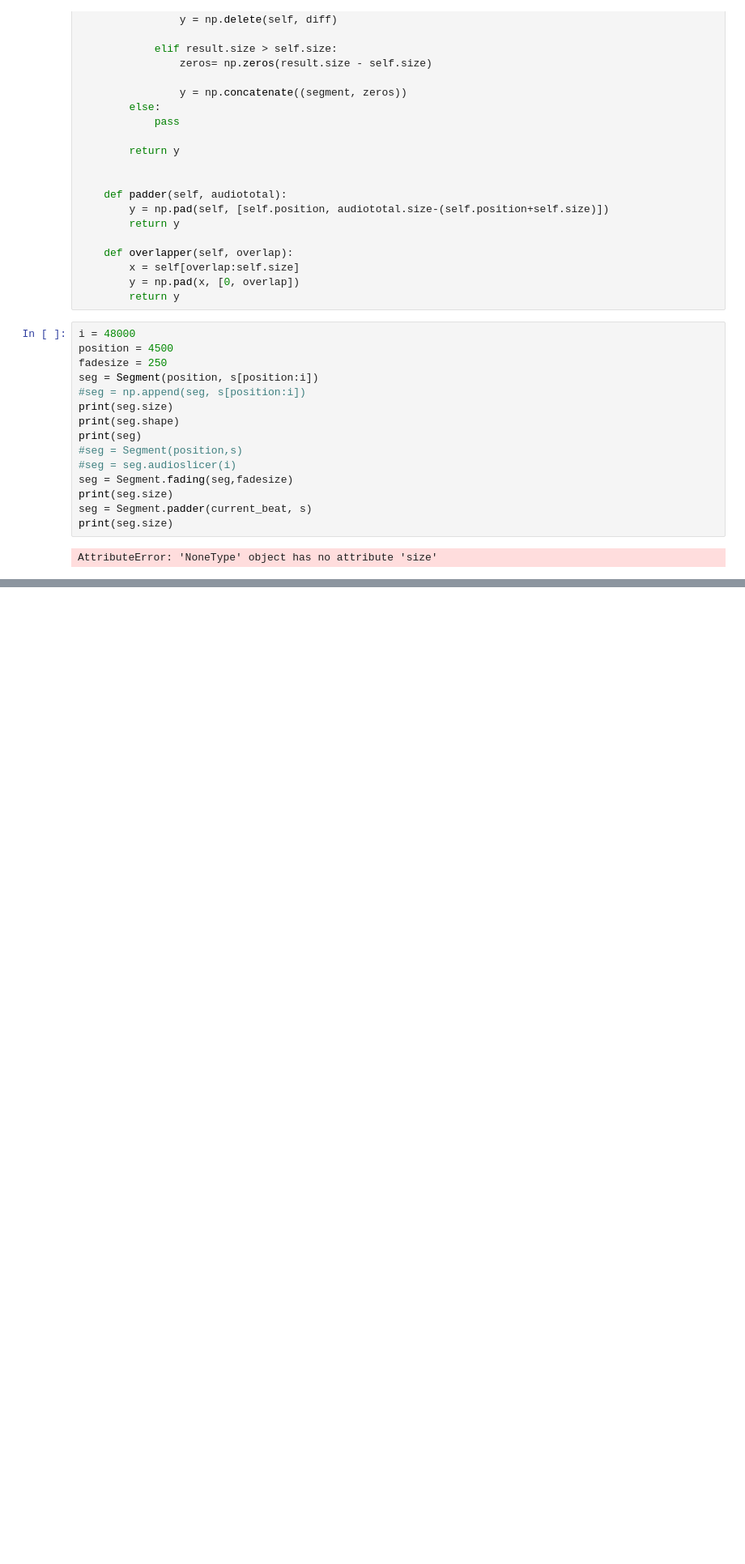
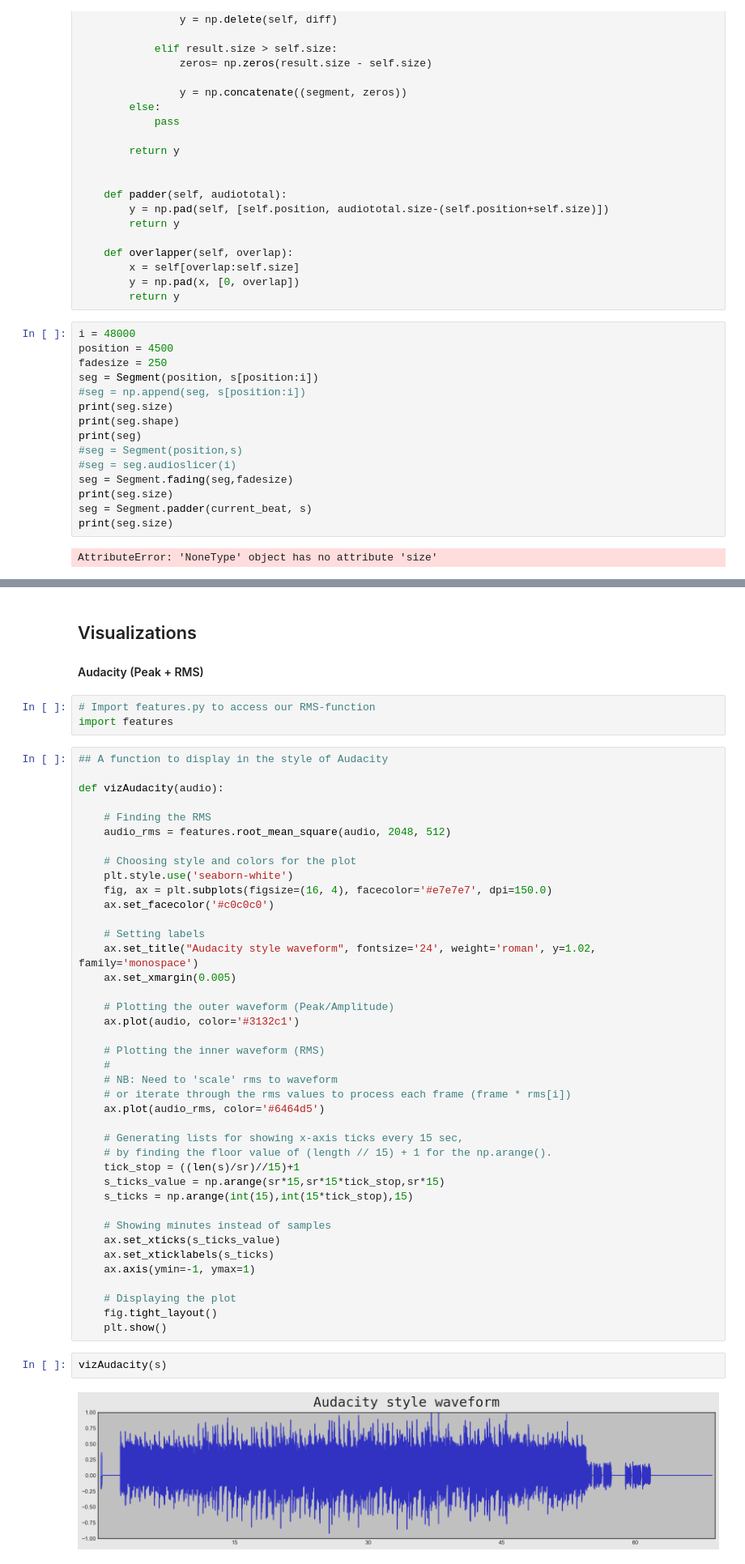
Before and after one commit to wnetzel/MCT-teamA-2021, a Jupyter notebook: Python Assignment 5/Py5part2/Py5part2.ipynb, the cells around one changed output, grey strips where cells are left out. Shown: that part at 81% size. Saved outputs shown, nothing was run; the diff lists cells and outputs as text; blank space fills up the shorter version.

```diff
--- a/Python Assignment 5/Py5part2/Py5part2.ipynb
+++ b/Python Assignment 5/Py5part2/Py5part2.ipynb
@@ -628,0 +642,51 @@ NameError: name 'my_list' is not defined
+# %% [markdown]
+## Visualizations
+
+#### Audacity (Peak + RMS)
+# %%
+# Import features.py to access our RMS-function
+import features
+# %%
+## A function to display in the style of Audacity
+
+def vizAudacity(audio):
+
+    # Finding the RMS
+    audio_rms = features.root_mean_square(audio, 2048, 512)
+
+    # Choosing style and colors for the plot
+    plt.style.use('seaborn-white')
+    fig, ax = plt.subplots(figsize=(16, 4), facecolor='#e7e7e7', dpi=150.0)
+    ax.set_facecolor('#c0c0c0')
+
+    # Setting labels
+    ax.set_title("Audacity style waveform", fontsize='24', weight='roman', y=1.02, family='monospace')
+    ax.set_xmargin(0.005)
+
+    # Plotting the outer waveform (Peak/Amplitude)
+    ax.plot(audio, color='#3132c1')
+
+    # Plotting the inner waveform (RMS)
+    #
+    # NB: Need to 'scale' rms to waveform
+    # or iterate through the rms values to process each frame (frame * rms[i])
+    ax.plot(audio_rms, color='#6464d5')
+
+    # Generating lists for showing x-axis ticks every 15 sec,
+    # by finding the floor value of (length // 15) + 1 for the np.arange().
+    tick_stop = ((len(s)/sr)//15)+1
+    s_ticks_value = np.arange(sr*15,sr*15*tick_stop,sr*15)
+    s_ticks = np.arange(int(15),int(15*tick_stop),15)
+
+    # Showing minutes instead of samples
+    ax.set_xticks(s_ticks_value)
+    ax.set_xticklabels(s_ticks)
+    ax.axis(ymin=-1, ymax=1)
+
+    # Displaying the plot
+    fig.tight_layout()
+    plt.show()
+# %%
+vizAudacity(s)
+# %% [output]
+[figure, added]
```
Also changed, not shown: parts of 12 cells of this notebook, 1 other file.
